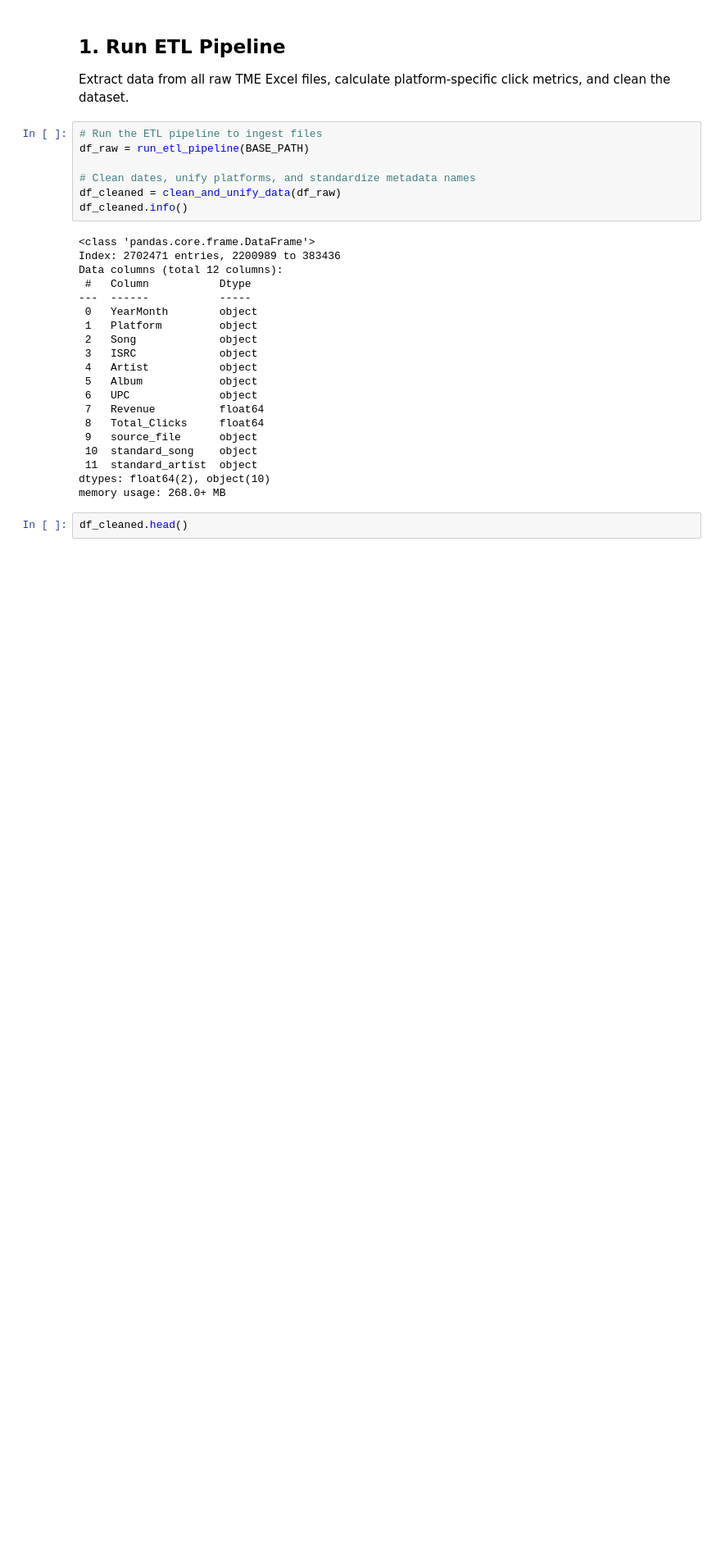
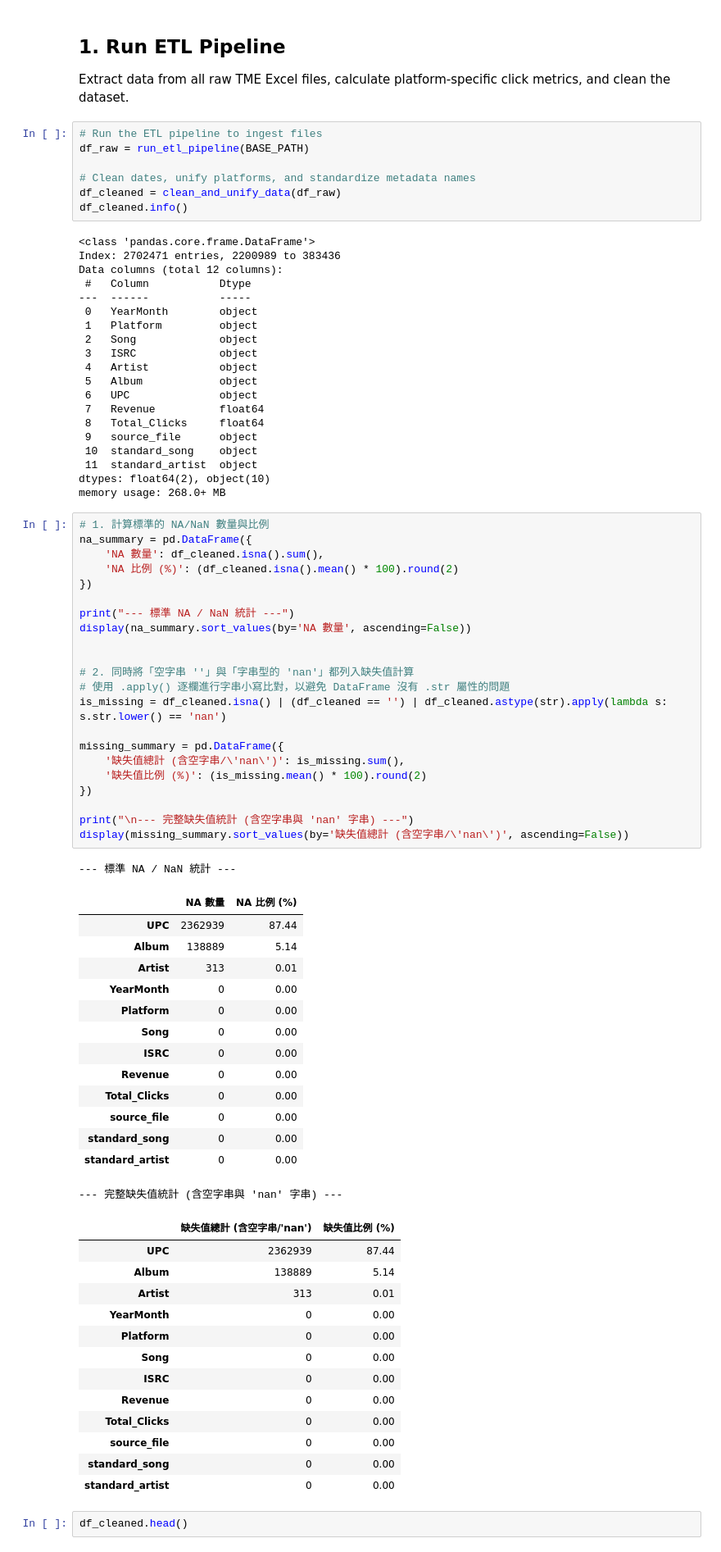
Before and after one commit to judyy19/Music-Analysis, a Jupyter notebook: analysis/TME_music.ipynb, the cells around one changed output. Shown at 82% size. Drawn from its saved outputs; the diff is of its cells as text; blank space fills up the shorter version.

```diff
--- a/analysis/TME_music.ipynb
+++ b/analysis/TME_music.ipynb
@@ -52,6 +52,57 @@ Data columns (total 12 columns):
  11  standard_artist  object
 dtypes: float64(2), object(10)
 memory usage: 268.0+ MB
+# %%
+# 1. 計算標準的 NA/NaN 數量與比例
+na_summary = pd.DataFrame({
+    'NA 數量': df_cleaned.isna().sum(),
+    'NA 比例 (%)': (df_cleaned.isna().mean() * 100).round(2)
+})
+
+print("--- 標準 NA / NaN 統計 ---")
+display(na_summary.sort_values(by='NA 數量', ascending=False))
+
+
+# 2. 同時將「空字串 ''」與「字串型的 'nan'」都列入缺失值計算
+# 使用 .apply() 逐欄進行字串小寫比對，以避免 DataFrame 沒有 .str 屬性的問題
+is_missing = df_cleaned.isna() | (df_cleaned == '') | df_cleaned.astype(str).apply(lambda s: s.str.lower() == 'nan')
+
+missing_summary = pd.DataFrame({
+    '缺失值總計 (含空字串/\'nan\')': is_missing.sum(),
+    '缺失值比例 (%)': (is_missing.mean() * 100).round(2)
+})
+
+print("\n--- 完整缺失值統計 (含空字串與 'nan' 字串) ---")
+display(missing_summary.sort_values(by='缺失值總計 (含空字串/\'nan\')', ascending=False))
+# %% [output]
+--- 標準 NA / NaN 統計 ---
+|  | NA 數量 | NA 比例 (%) |
+| UPC | 2362939 | 87.44 |
+| Album | 138889 | 5.14 |
+| Artist | 313 | 0.01 |
+| YearMonth | 0 | 0.00 |
+| Platform | 0 | 0.00 |
+| Song | 0 | 0.00 |
+| ISRC | 0 | 0.00 |
+| Revenue | 0 | 0.00 |
+| Total_Clicks | 0 | 0.00 |
+| source_file | 0 | 0.00 |
+| standard_song | 0 | 0.00 |
+| standard_artist | 0 | 0.00 |
+--- 完整缺失值統計 (含空字串與 'nan' 字串) ---
+|  | 缺失值總計 (含空字串/'nan') | 缺失值比例 (%) |
+| UPC | 2362939 | 87.44 |
+| Album | 138889 | 5.14 |
+| Artist | 313 | 0.01 |
+| YearMonth | 0 | 0.00 |
+| Platform | 0 | 0.00 |
+| Song | 0 | 0.00 |
+| ISRC | 0 | 0.00 |
+| Revenue | 0 | 0.00 |
+| Total_Clicks | 0 | 0.00 |
+| source_file | 0 | 0.00 |
+| standard_song | 0 | 0.00 |
+| standard_artist | 0 | 0.00 |
 # %%
 df_cleaned.head()
 # %% [output]
```
Also changed, not shown: parts of 5 cells of this notebook, 1 other file.
